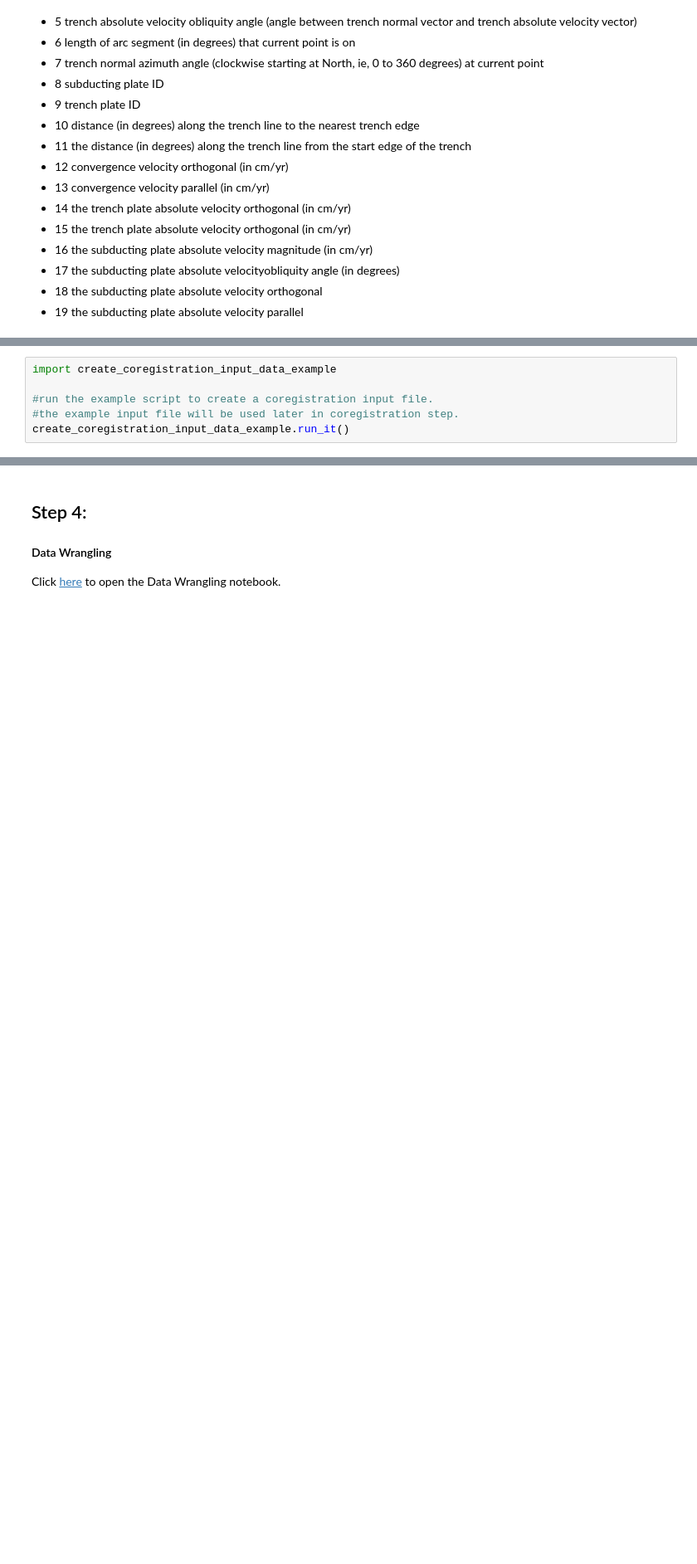
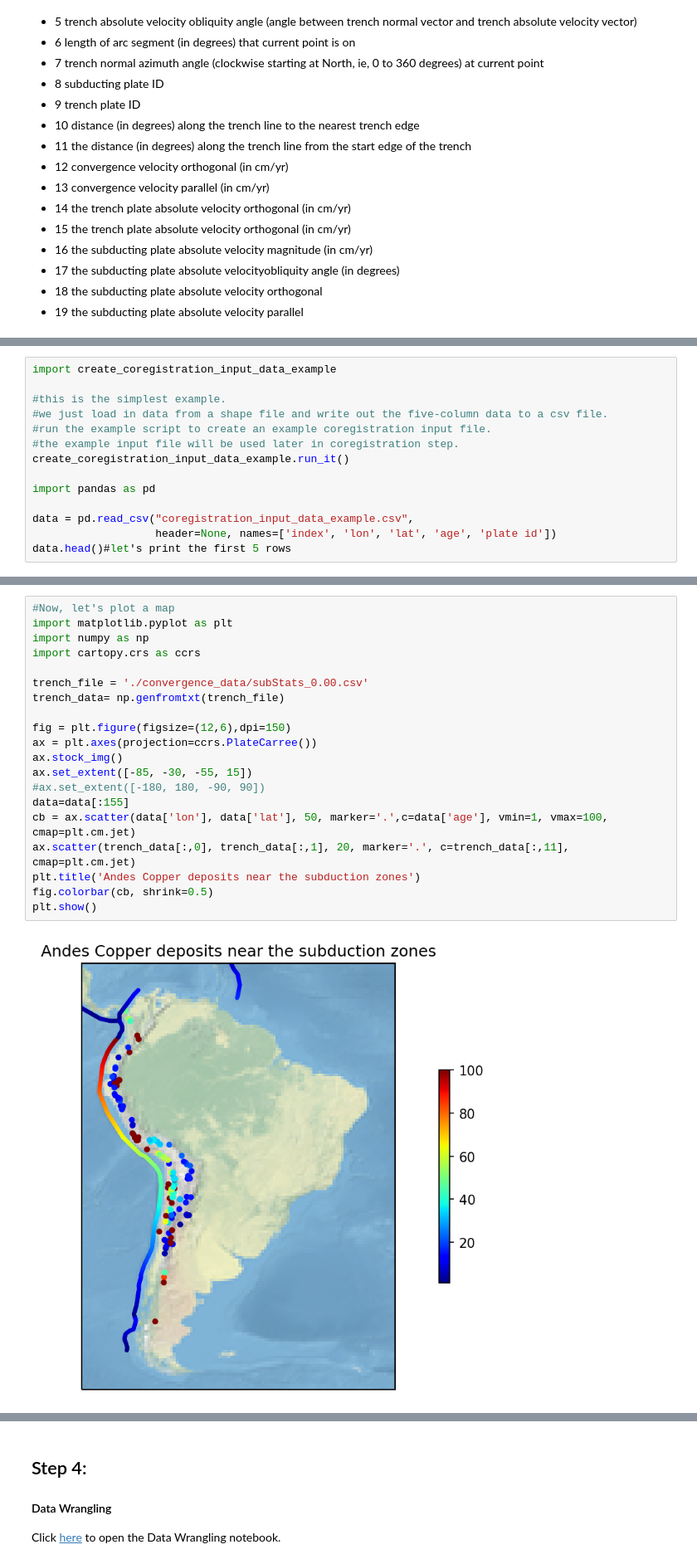
Before and after one commit to EarthByte/spatio-temporal-exploration, a Jupyter notebook: python/workflow.ipynb, the cells around one changed output, grey strips where cells are left out. Shown at 83% size. Drawn from its saved outputs; the diff is of its cells as text; blank space fills up the shorter version.

```diff
--- a/python/workflow.ipynb
+++ b/python/workflow.ipynb
@@ -123,8 +157,16 @@ There are many ways to get data for preparing the coregistration input file. As
 # %%
 import create_coregistration_input_data_example
 
-#run the example script to create a coregistration input file.
+#this is the simplest example.
+#we just load in data from a shape file and write out the five-column data to a csv file.
+#run the example script to create an example coregistration input file.
 #the example input file will be used later in coregistration step.
 create_coregistration_input_data_example.run_it()
+
+import pandas as pd
+
+data = pd.read_csv("coregistration_input_data_example.csv",
+                   header=None, names=['index', 'lon', 'lat', 'age', 'plate id'])
+data.head()#let's print the first 5 rows
 # %% [output]
 The data have been written into coregistration_input_data_example.csv successfully!
@@ -131 +179,23 @@ The data have been written into coregistration_input_data_example.csv successful
+# %%
+#Now, let's plot a map
+import matplotlib.pyplot as plt
+import numpy as np
+import cartopy.crs as ccrs
+
+trench_file = './convergence_data/subStats_0.00.csv'
+trench_data= np.genfromtxt(trench_file)
+
+fig = plt.figure(figsize=(12,6),dpi=150)
+ax = plt.axes(projection=ccrs.PlateCarree())
+ax.stock_img()
+ax.set_extent([-85, -30, -55, 15])
+#ax.set_extent([-180, 180, -90, 90])
+data=data[:155]
+cb = ax.scatter(data['lon'], data['lat'], 50, marker='.',c=data['age'], vmin=1, vmax=100, cmap=plt.cm.jet)
+ax.scatter(trench_data[:,0], trench_data[:,1], 20, marker='.', c=trench_data[:,11], cmap=plt.cm.jet)
+plt.title('Andes Copper deposits near the subduction zones')
+fig.colorbar(cb, shrink=0.5)
+plt.show()
+# %% [output]
+[figure, added]
 # %% [markdown]
```
Also changed, not shown: parts of 20 cells of this notebook.
